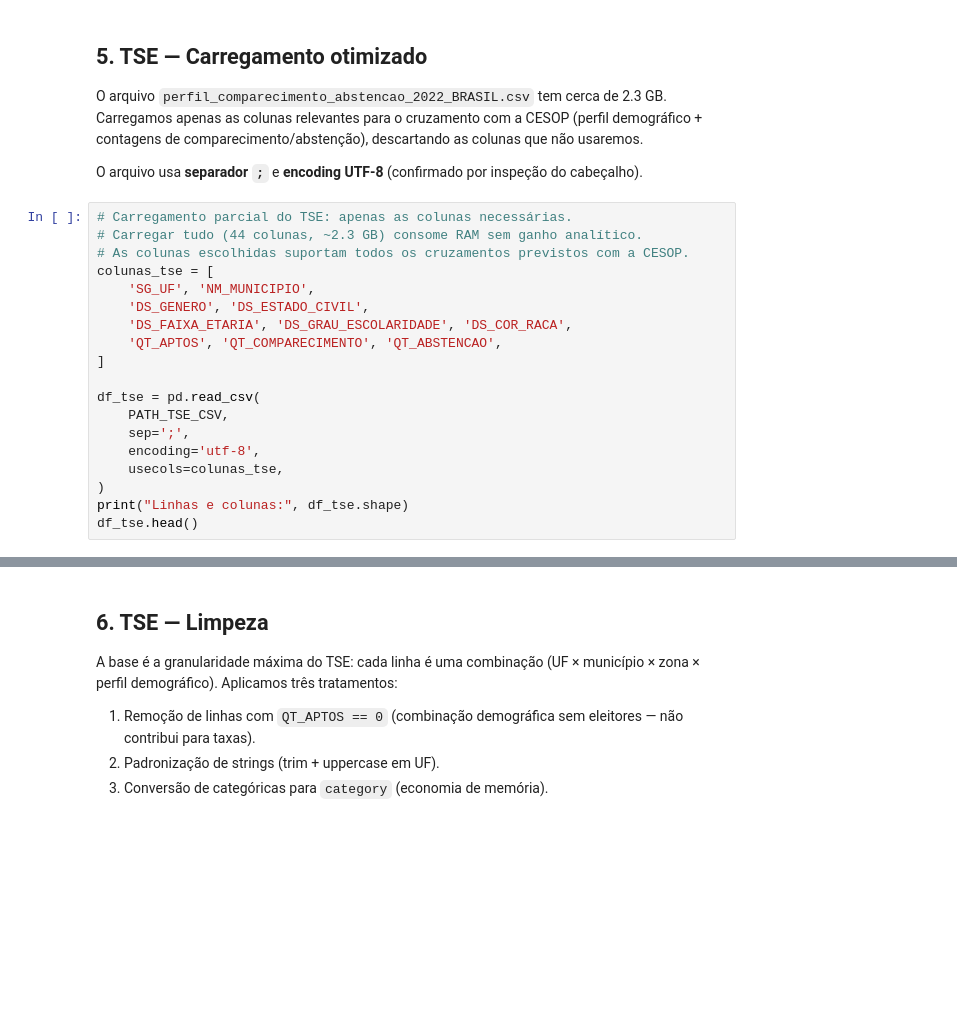
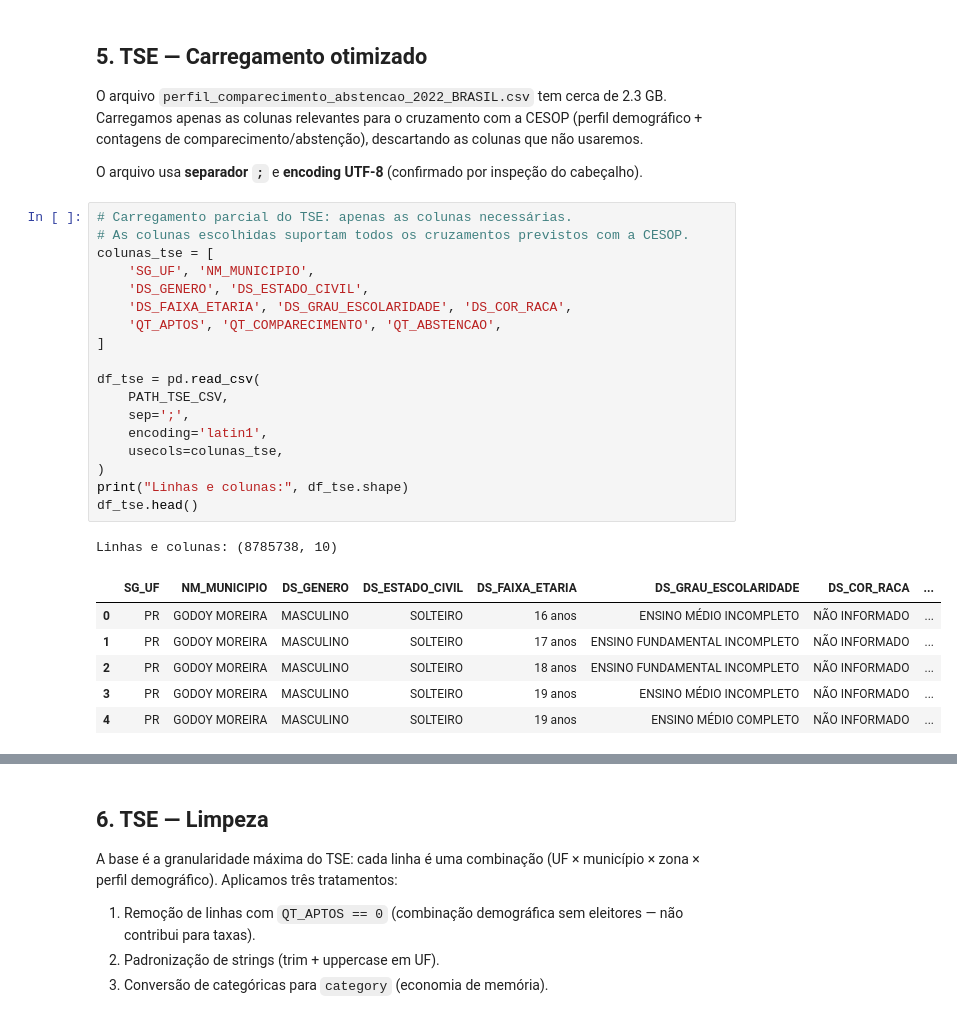
Before and after one commit to edfeherr/projeto-eda-democracia, a Jupyter notebook: notebooks/01_exploracao_base.ipynb, the cells around one changed output, grey strips where cells are left out. Drawn from its saved outputs; the diff is of its cells as text; blank space fills up the shorter version.

```diff
--- a/notebooks/01_exploracao_base.ipynb
+++ b/notebooks/01_exploracao_base.ipynb
@@ -342,23 +359,30 @@ O arquivo `perfil_comparecimento_abstencao_2022_BRASIL.csv` tem cerca de 2.3 GB.
 O arquivo usa **separador `;`** e **encoding UTF-8** (confirmado por inspeção do cabeçalho).
 # %%
 # Carregamento parcial do TSE: apenas as colunas necessárias.
-# Carregar tudo (44 colunas, ~2.3 GB) consome RAM sem ganho analítico.
 # As colunas escolhidas suportam todos os cruzamentos previstos com a CESOP.
 colunas_tse = [
     'SG_UF', 'NM_MUNICIPIO',
     'DS_GENERO', 'DS_ESTADO_CIVIL',
     'DS_FAIXA_ETARIA', 'DS_GRAU_ESCOLARIDADE', 'DS_COR_RACA',
     'QT_APTOS', 'QT_COMPARECIMENTO', 'QT_ABSTENCAO',
 ]
 
 df_tse = pd.read_csv(
     PATH_TSE_CSV,
     sep=';',
-    encoding='utf-8',
+    encoding='latin1',
     usecols=colunas_tse,
 )
 print("Linhas e colunas:", df_tse.shape)
 df_tse.head()
+# %% [output]
+Linhas e colunas: (8785738, 10)
+|  | SG_UF | NM_MUNICIPIO | DS_GENERO | DS_ESTADO_CIVIL | DS_FAIXA_ETARIA | DS_GRAU_ESCOLARIDADE | DS_COR_RACA | ... |
+| 0 | PR | GODOY MOREIRA | MASCULINO | SOLTEIRO | 16 anos | ENSINO MÉDIO INCOMPLETO | NÃO INFORMADO | ... |
+| 1 | PR | GODOY MOREIRA | MASCULINO | SOLTEIRO | 17 anos | ENSINO FUNDAMENTAL INCOMPLETO | NÃO INFORMADO | ... |
+| 2 | PR | GODOY MOREIRA | MASCULINO | SOLTEIRO | 18 anos | ENSINO FUNDAMENTAL INCOMPLETO | NÃO INFORMADO | ... |
+| 3 | PR | GODOY MOREIRA | MASCULINO | SOLTEIRO | 19 anos | ENSINO MÉDIO INCOMPLETO | NÃO INFORMADO | ... |
+| 4 | PR | GODOY MOREIRA | MASCULINO | SOLTEIRO | 19 anos | ENSINO MÉDIO COMPLETO | NÃO INFORMADO | ... |
 # %%
 # Diagnóstico inicial do TSE: dtypes e completude por coluna.
 df_tse.info()
```
Also changed, not shown: parts of 11 cells of this notebook, 2 other files.
